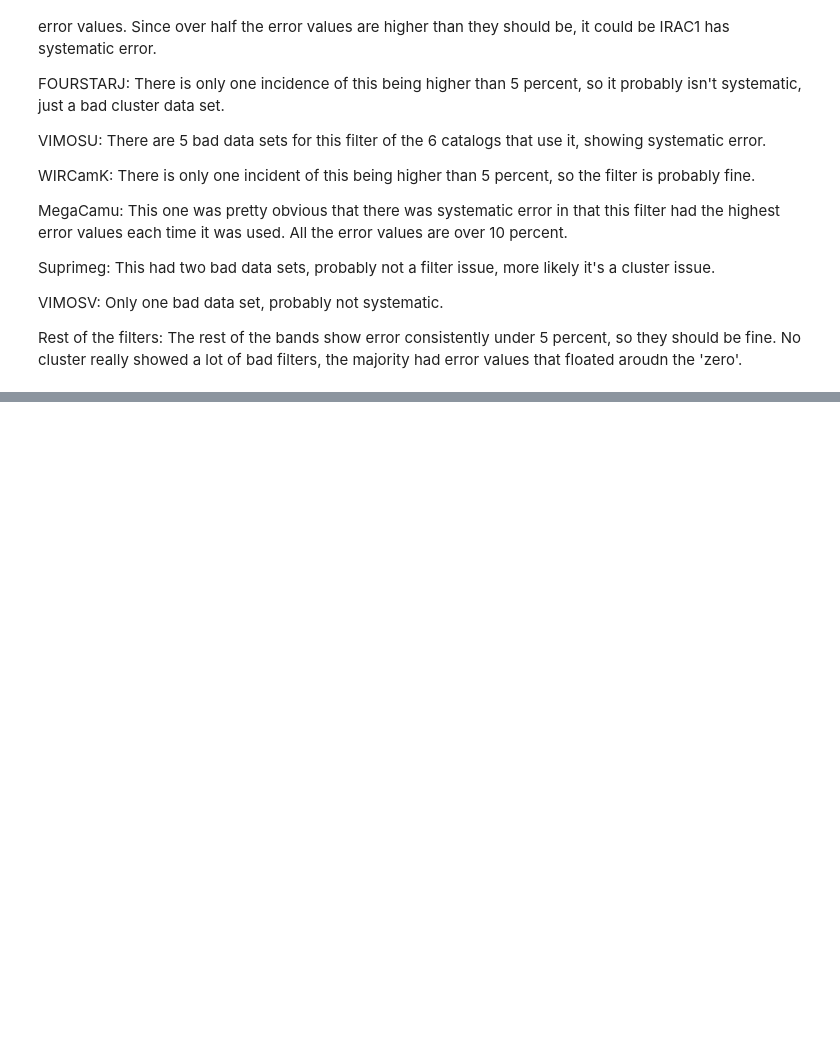
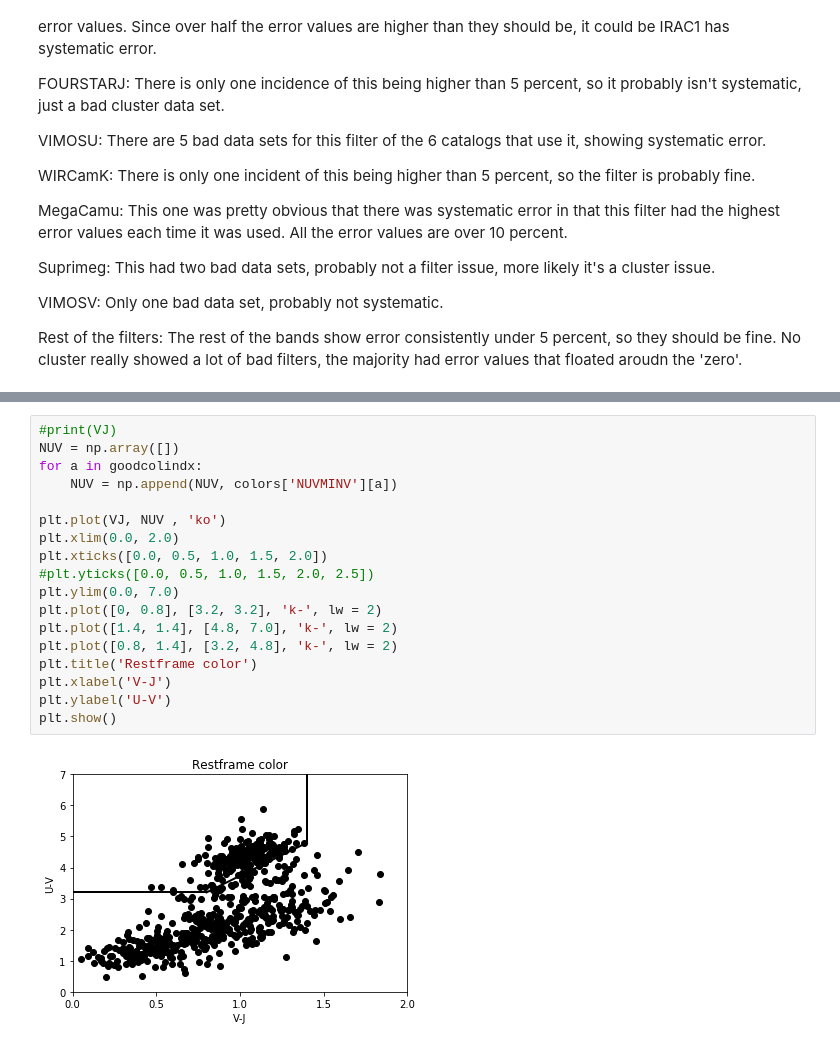
Before and after one commit to JacobGolledge/Research, a Jupyter notebook: Research_Golledge_Final.ipynb, the cells around one changed output, grey strips where cells are left out. Cells and saved outputs as stored; diff of their text form; blank space fills up the shorter version.

```diff
--- a/Research_Golledge_Final.ipynb
+++ b/Research_Golledge_Final.ipynb
@@ -975,0 +961,20 @@ TypeError: float() argument must be a string or a number, not 'dict'
+# %%
+#print(VJ)
+NUV = np.array([])
+for a in goodcolindx:
+    NUV = np.append(NUV, colors['NUVMINV'][a])
+
+plt.plot(VJ, NUV , 'ko')
+plt.xlim(0.0, 2.0)
+plt.xticks([0.0, 0.5, 1.0, 1.5, 2.0])
+#plt.yticks([0.0, 0.5, 1.0, 1.5, 2.0, 2.5])
+plt.ylim(0.0, 7.0)
+plt.plot([0, 0.8], [3.2, 3.2], 'k-', lw = 2)
+plt.plot([1.4, 1.4], [4.8, 7.0], 'k-', lw = 2)
+plt.plot([0.8, 1.4], [3.2, 4.8], 'k-', lw = 2)
+plt.title('Restframe color')
+plt.xlabel('V-J')
+plt.ylabel('U-V')
+plt.show()
+# %% [output]
+[figure, added]
```
Also changed, not shown: parts of 8 cells of this notebook.
